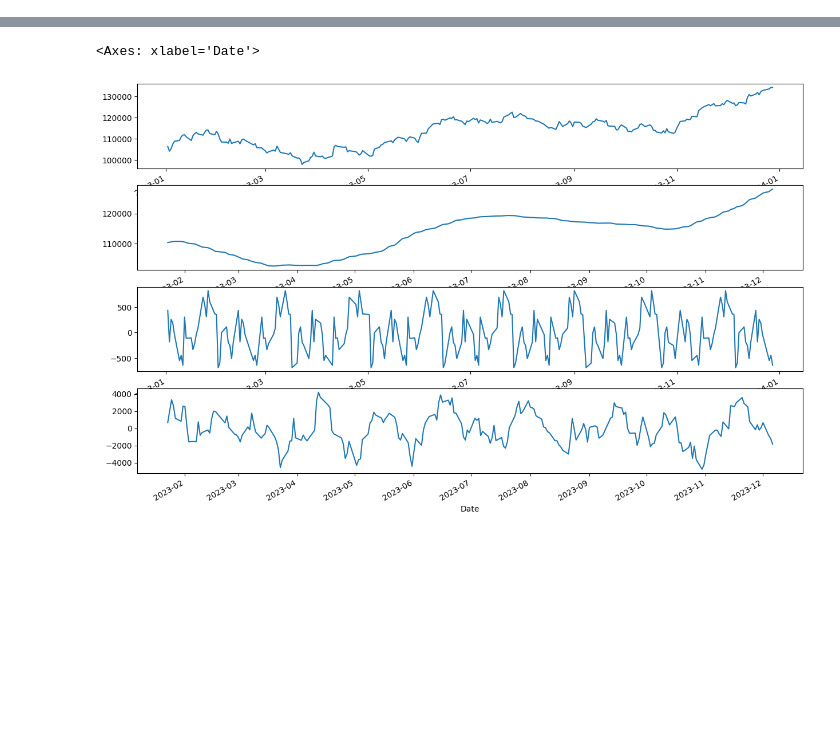
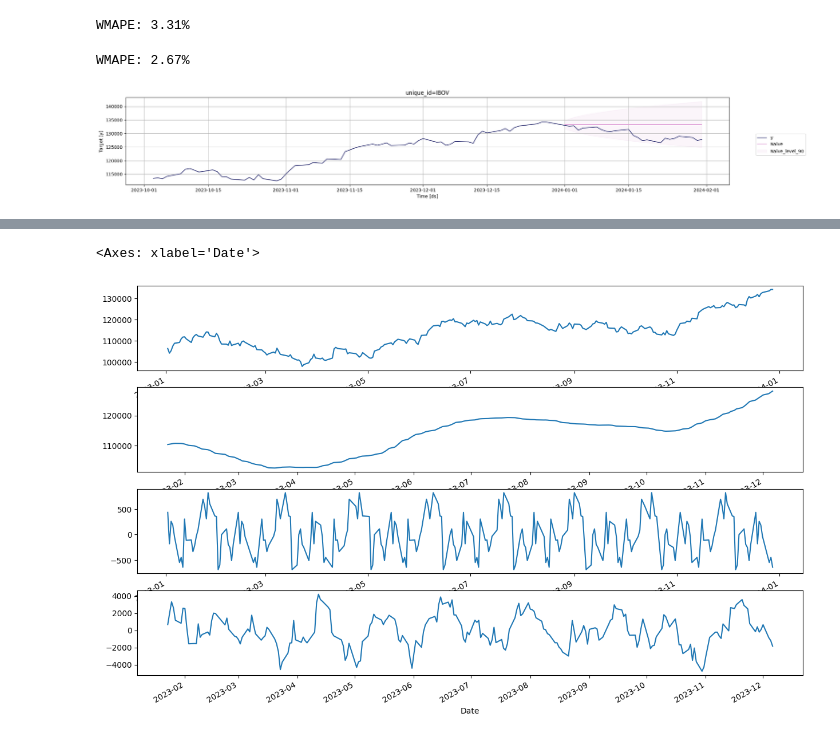
Before and after one commit to iharary/Fiap_Tech_Challenge_02, a Jupyter notebook: notebooks/IBOV.ipynb, the cells around one changed output, grey strips where cells are left out. Drawn from its saved outputs; the diff is of its cells as text; code cells hidden in the pictures; blank space fills up the shorter version.

```diff
--- a/notebooks/IBOV.ipynb
+++ b/notebooks/IBOV.ipynb
@@ -46,0 +74,19 @@ Name: Close, dtype: float64
+# %%
+#Criar datas faltantes com nulo
+df_close_interpolate = df_close.resample('D').asfreq()
+
+#Criar datas faltantes com valores interpolados
+df_close_interpolate = df_close_interpolate.interpolate()
+df_close_interpolate = df_close_interpolate[df_close_interpolate.index >= inicio]
+
+df_close_interpolate['id'] = range(1, len(df_close_interpolate) + 1)
+df_close_interpolate.reset_index(inplace=True)
+df_close_interpolate = df_close_interpolate.set_index('id')
+
+df_close_interpolate['Date'] = pd.to_datetime(df_close_interpolate['Date'], format='%Y-%m-%d')
+
+#renomear colunas do dataframe
+df_close_interpolate.columns = ['ds', 'y']
+df_close_interpolate['unique_id'] = 'IBOV'
+
+df_close_interpolate.head(20)
@@ -46,0 +120,5 @@ Name: Close, dtype: float64
+# %%
+#Separar dados de treino e validação interpolados
+train_interpolate = df_close_interpolate[df_close_interpolate['ds'] < '2024-01-01']
+test_interpolate = df_close_interpolate[df_close_interpolate['ds'] >= '2024-01-01']
+h_interpolate = len(test_interpolate)
@@ -46,0 +128,28 @@ Name: Close, dtype: float64
+# %%
+#Usar modelo naive sem decomposição - resample
+model = StatsForecast(models=[Naive()], freq='D', n_jobs=-1)
+model.fit(train_resample)
+
+forecast_df = model.predict(h=h_resample, level=[90])
+forecast_df = forecast_df.reset_index().merge(test_resample, on=['ds','unique_id'], how='left')
+
+wmape1 = wmape(forecast_df['y'].values, forecast_df['Naive'].values)
+print(f"WMAPE: {wmape1:.2%}")
+# %% [output]
+WMAPE: 3.31%
+# %%
+#Usar modelo naive sem decomposição - interpolate
+model = StatsForecast(models=[Naive()], freq='D', n_jobs=-1)
+model.fit(train_interpolate)
+
+forecast_df = model.predict(h=h_interpolate, level=[90])
+forecast_df = forecast_df.reset_index().merge(test_interpolate, on=['ds','unique_id'], how='left')
+
+wmape1 = wmape(forecast_df['y'].values, forecast_df['Naive'].values)
+print(f"WMAPE: {wmape1:.2%}")
+# %% [output]
+WMAPE: 2.67%
+# %%
+model.plot(train_interpolate, forecast_df, level=[90], unique_ids=['IBOV'],engine ='matplotlib', max_insample_length=90)
+# %% [output]
+[figure, added]
```
Also changed, not shown: parts of 13 cells of this notebook.
